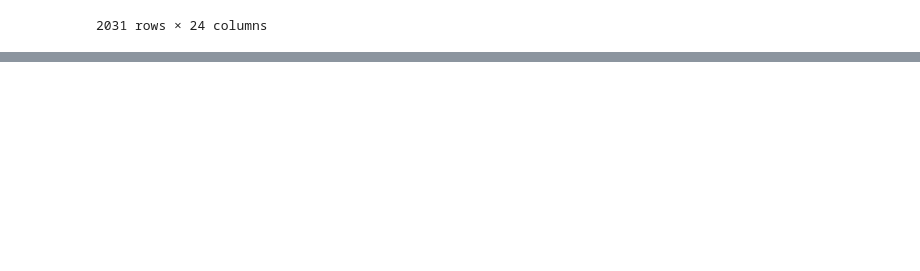
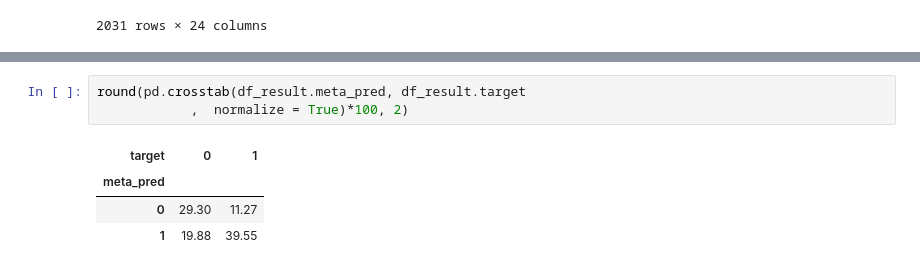
Before and after one commit to leandrocandida/CleanArch, a Jupyter notebook: Untitled11.ipynb, the cells around one changed output, grey strips where cells are left out. Cells and saved outputs as stored; diff of their text form; blank space fills up the shorter version.

```diff
--- a/Untitled11.ipynb
+++ b/Untitled11.ipynb
@@ -2169,0 +2193,8 @@ You can set `force_col_wise=true` to remove the overhead.
+# %%
+round(pd.crosstab(df_result.meta_pred, df_result.target
+            ,  normalize = True)*100, 2)
+# %% [output]
+| target | 0 | 1 |
+| meta_pred |  |  |
+| 0 | 29.30 | 11.27 |
+| 1 | 19.88 | 39.55 |
```
Also changed, not shown: parts of 8 cells of this notebook.
